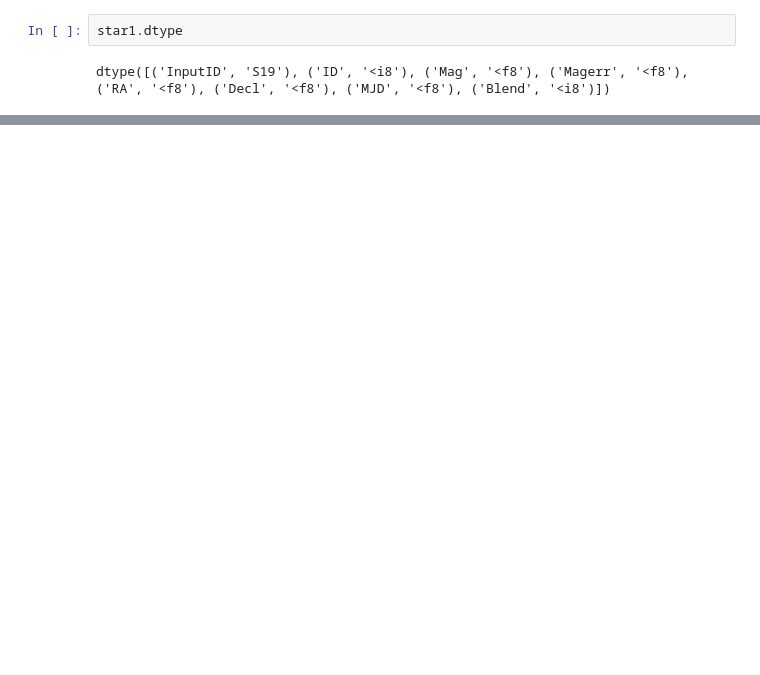
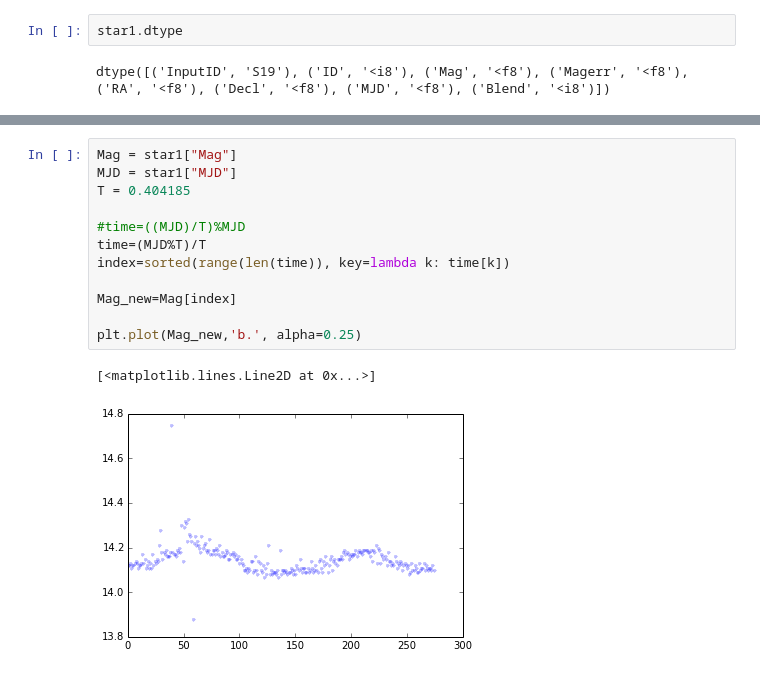
Before and after one commit to ElMejorEquipoDeLaSerena/VariableStarsClassification, a Jupyter notebook: generating_LC.ipynb, the cells around one changed output, grey strips where cells are left out. Cells and saved outputs as stored; diff of their text form; blank space fills up the shorter version.

```diff
--- a/generating_LC.ipynb
+++ b/generating_LC.ipynb
@@ -61,0 +79,15 @@ plt.show()
+# %%
+Mag = star1["Mag"]
+MJD = star1["MJD"]
+T = 0.404185
+
+#time=((MJD)/T)%MJD
+time=(MJD%T)/T
+index=sorted(range(len(time)), key=lambda k: time[k])
+
+Mag_new=Mag[index]
+
+plt.plot(Mag_new,'b.', alpha=0.25)
+# %% [output]
+[<matplotlib.lines.Line2D at 0x...>]
+[figure, added]
```
Also changed, not shown: parts of 5 cells of this notebook.
